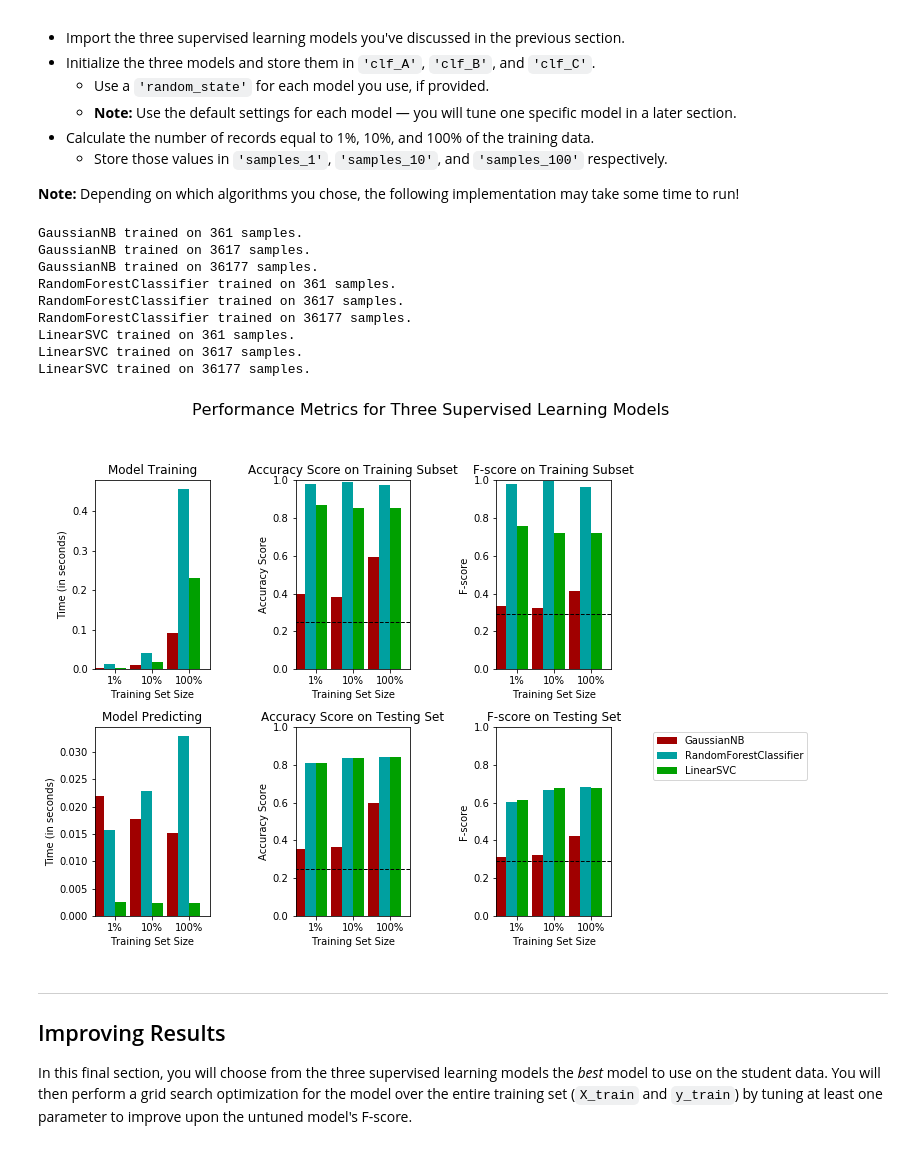
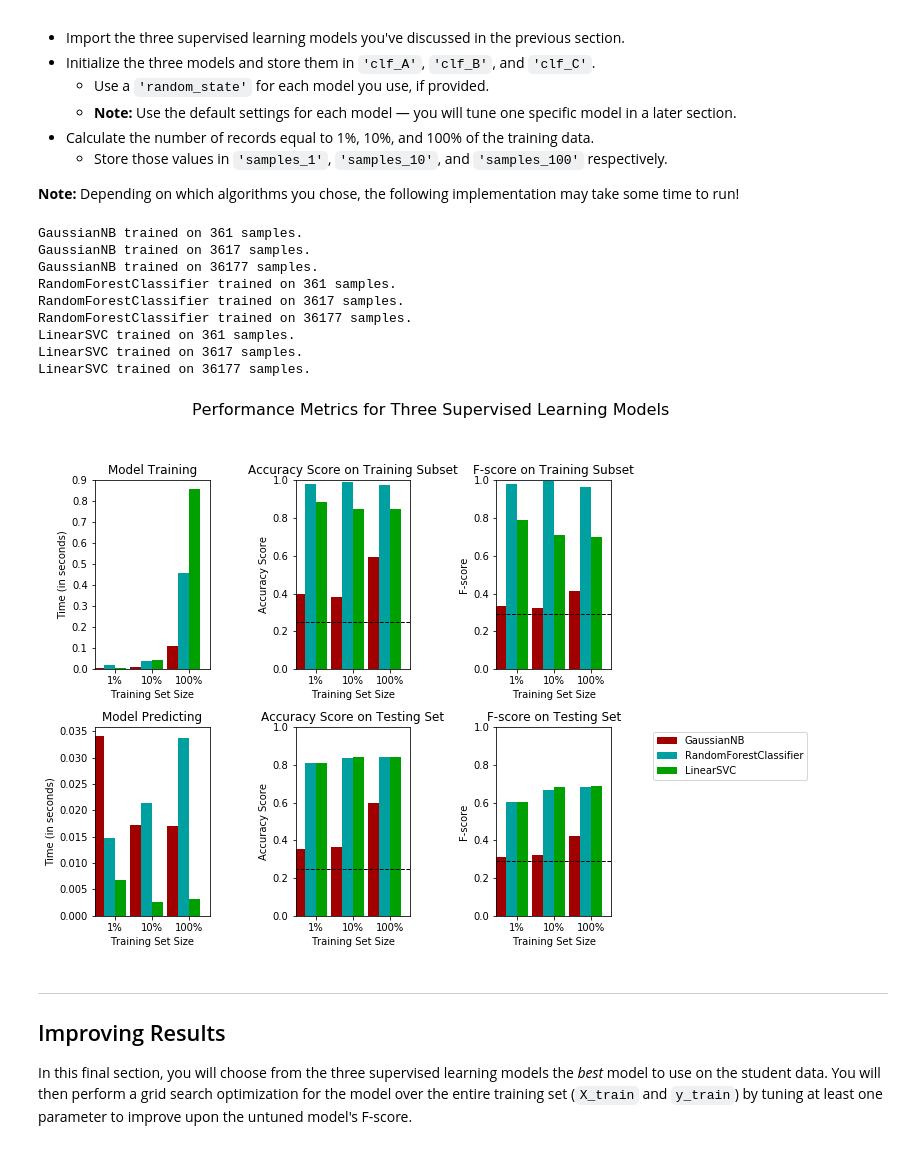
Before and after one commit to alexerfurt/machine-learning, a Jupyter notebook: projects/finding_donors/finding_donors.ipynb, the cells around one changed output. Cells and saved outputs as stored; diff of their text form; code cells hidden in the pictures.

```diff
--- a/projects/finding_donors/finding_donors.ipynb
+++ b/projects/finding_donors/finding_donors.ipynb
@@ -396,38 +396,38 @@ from sklearn.svm import LinearSVC
 # TODO: Initialize the three models
 clf_A = GaussianNB()
 clf_B = RandomForestClassifier(random_state=42)
-clf_C = LinearSVC(C=1,loss="hinge",random_state=42)
+clf_C = LinearSVC(random_state=42)
 
 # TODO: Calculate the number of samples for 1%, 10%, and 100% of the training data
 # HINT: samples_100 is the entire training set i.e. len(y_train)
 # HINT: samples_10 is 10% of samples_100 (ensure to set the count of the values to be `int` and not `float`)
 # HINT: samples_1 is 1% of samples_100 (ensure to set the count of the values to be `int` and not `float`)
 samples_100 = len(y_train)
 samples_10 = int(len(y_train)*0.1)
 samples_1 = int(len(y_train)*0.01)
 
 # Collect results on the learners
 results = {}
 for clf in [clf_A, clf_B, clf_C]:
     clf_name = clf.__class__.__name__
     results[clf_name] = {}
     for i, samples in enumerate([samples_1, samples_10, samples_100]):
         results[clf_name][i] = \
         train_predict(clf, samples, X_train, y_train, X_test, y_test)
 
 # Run metrics visualization for the three supervised learning models chosen
 vs.evaluate(results, accuracy, fscore)
 # %% [output]
 GaussianNB trained on 361 samples.
 GaussianNB trained on 3617 samples.
 GaussianNB trained on 36177 samples.
 RandomForestClassifier trained on 361 samples.
 RandomForestClassifier trained on 3617 samples.
 RandomForestClassifier trained on 36177 samples.
 LinearSVC trained on 361 samples.
 LinearSVC trained on 3617 samples.
 LinearSVC trained on 36177 samples.
-[figure, old version]
+[figure, new version]
 # %% [markdown]
 ----
 ## Improving Results
```
Also changed, not shown: parts of 1 cell of this notebook.
